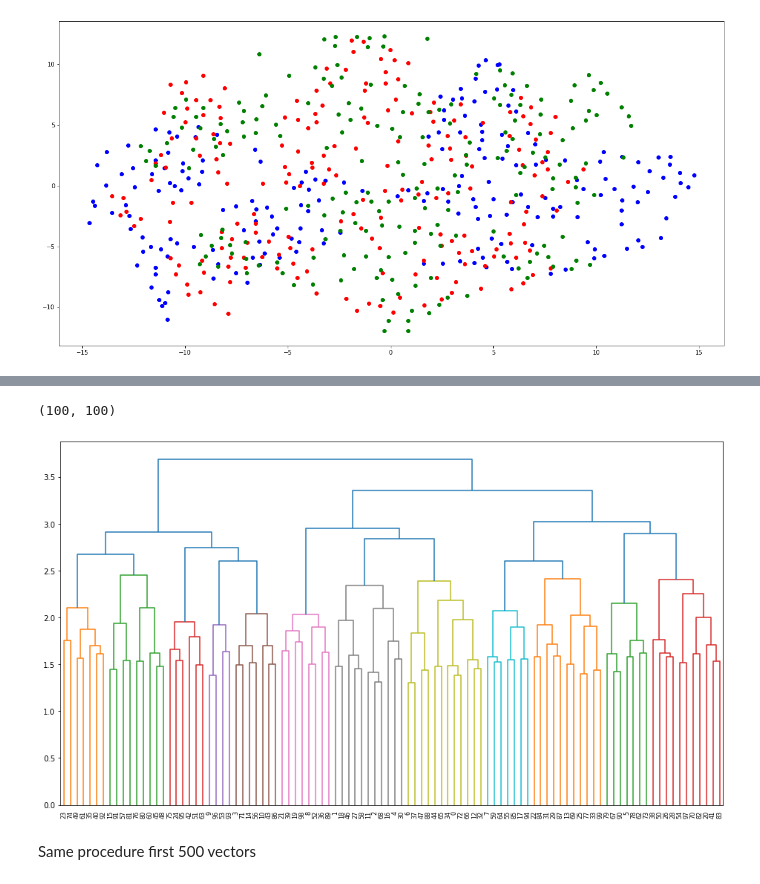
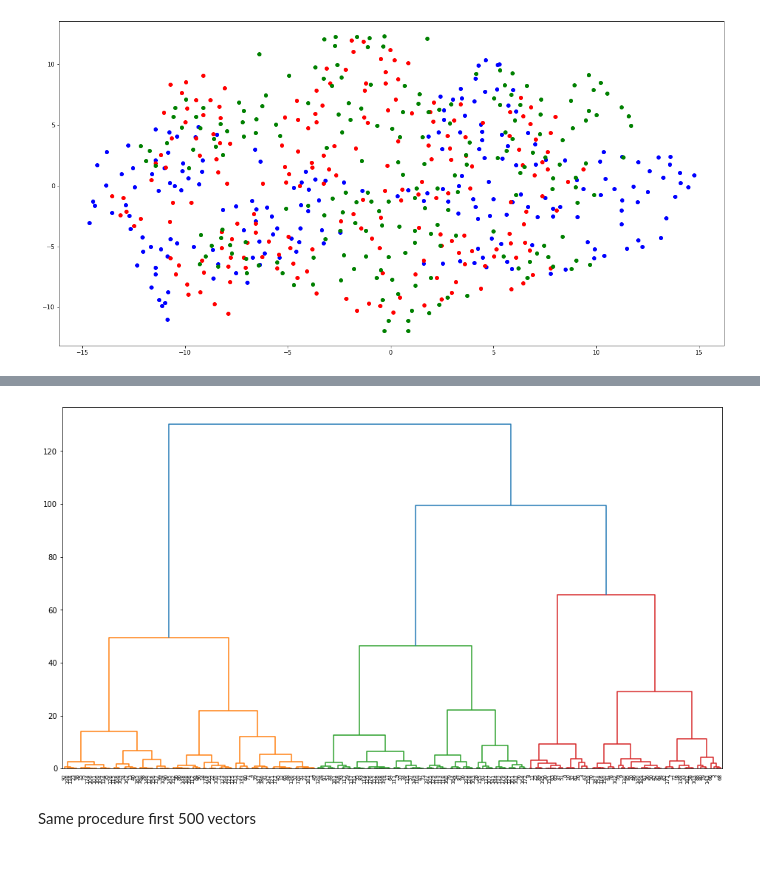
Before and after one commit to arif-cakir/bitirme-not-defteri, a Jupyter notebook: Summary Spring.ipynb, the cells around one changed output, grey strips where cells are left out. Saved outputs shown, nothing was run; the diff lists cells and outputs as text; code cells hidden in the pictures.

```diff
--- a/Summary Spring.ipynb
+++ b/Summary Spring.ipynb
@@ -205,6 +225,5 @@ v_finn = finn_model.vectors[:100]
 # %%
 from sklearn.metrics.pairwise import cosine_similarity
-
-eng_spa = cosine_similarity(v_eng,v_spa)
-print(eng_spa)
+similarity = cosine_similarity(eng_pca,spa_pca,finn_pca)
+similarity.shape
 # %% [output]
@@ -258,17 +231,12 @@ print(spa_finn)
-# %%
-similarity = cosine_similarity(v_eng,v_spa,v_finn)
-similarity.shape
-# %% [output]
-(100, 100)
 # %%
 from scipy.cluster.hierarchy import dendrogram, linkage
 Z = linkage(similarity,'ward')
 
 plt.figure(figsize=(16, 9))
-dendrogram(Z, leaf_rotation=90, leaf_font_size=8.)
+dendrogram(Z, leaf_rotation=90, leaf_font_size=7.)
 plt.show()
 # %% [output]
-[figure, old version]
+[figure, new version]
 # %% [markdown]
 Same procedure first 500 vectors
 # %%
```
Also changed, not shown: parts of 7 cells of this notebook.
